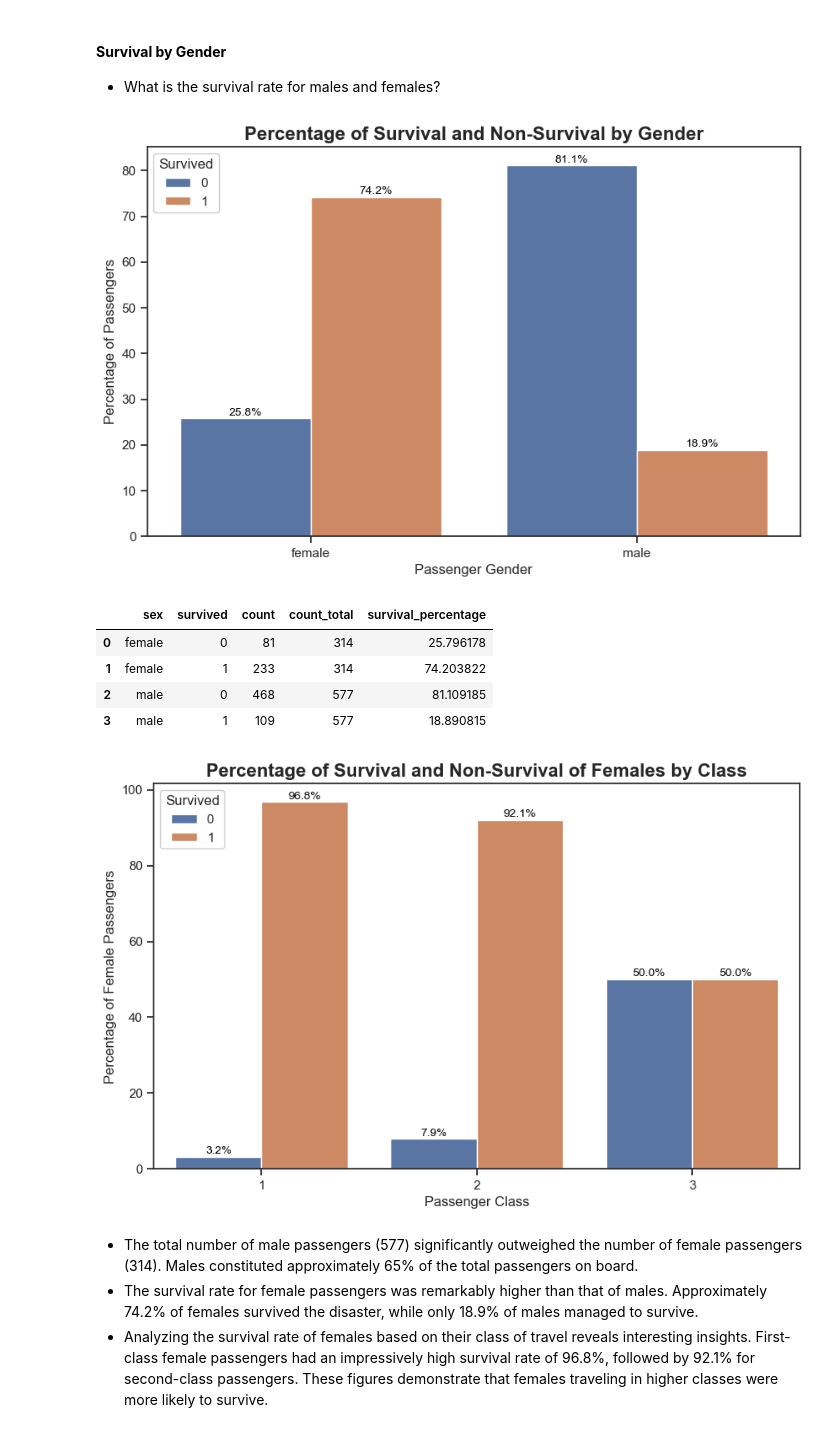
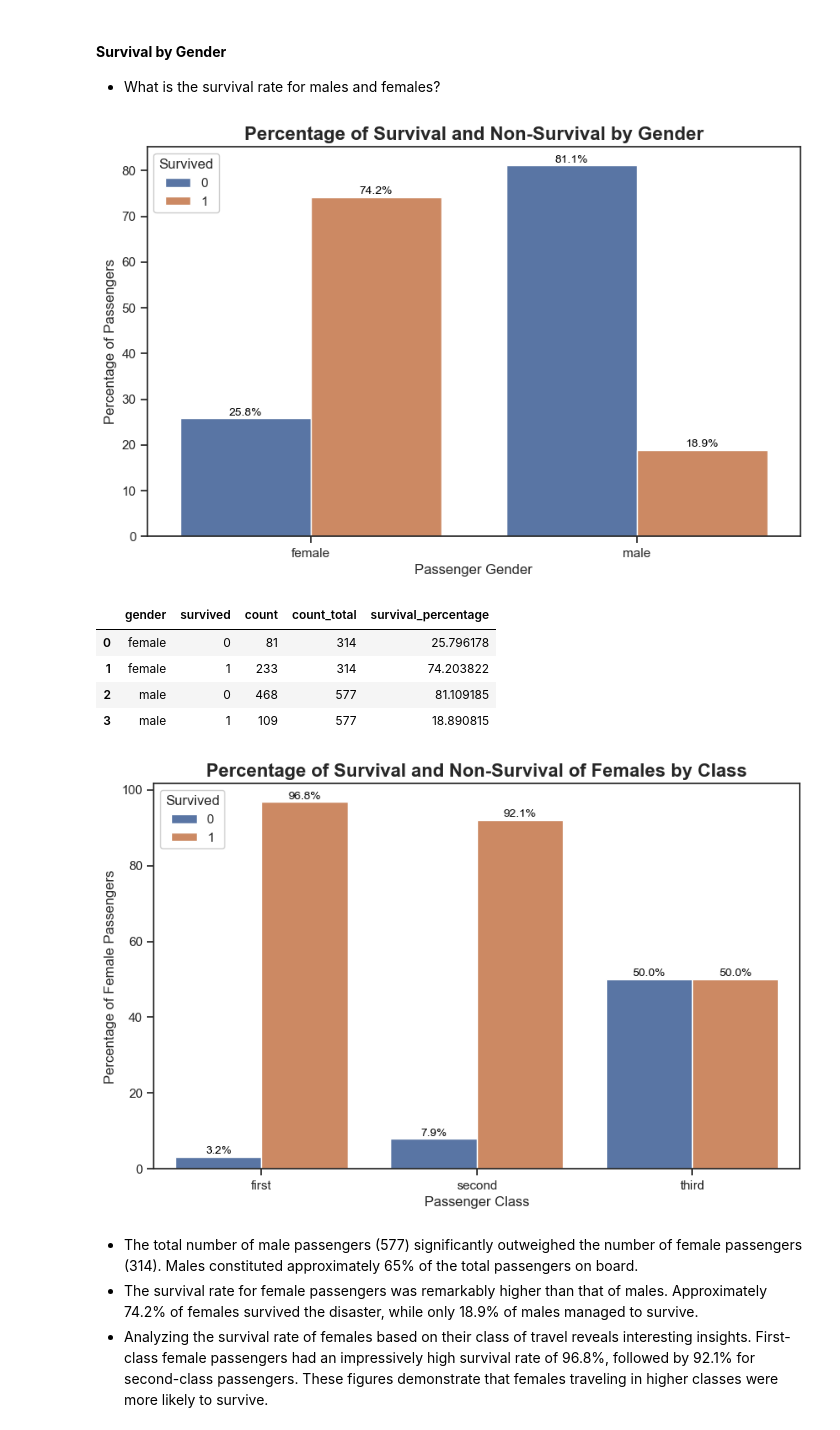
Before and after one commit to ErikaMelt/data-ship-api, a Jupyter notebook: notebooks/eda.ipynb, the cells around one changed output. Drawn from its saved outputs; the diff is of its cells as text; code cells hidden in the pictures.

```diff
--- a/notebooks/eda.ipynb
+++ b/notebooks/eda.ipynb
@@ -34,8 +34,8 @@ sns.set_palette('muted')
 <h1><b><span style="color: #8b4513; font-size: 28px">Exploratory Data Analysis Questions</span></b></h1>
 # %%
 # Load the train and test datasets
-train_path = '/Users/eo/src/data-ship-api/data/train.csv'
-test_path = '/Users/eo/src/data-ship-api/data/test.csv'
+train_path = '../data/train.csv'
+test_path = '../data/test.csv'
 
 train_df = pd.read_csv(train_path)
 test_df = pd.read_csv(test_path)
@@ -72,4 +67,0 @@ In order to understand better the columns names and that the names are more self
-# %%
-train_df = train_df.rename(columns={'embarked': 'embarked_port'})
-port_mapping = {'s': 'southampton', 'q': 'queenstown', 'c': 'cherbourg'}
-train_df['embarked_port'] = train_df['embarked_port'].map(port_mapping)
@@ -76,3 +72,20 @@ train_df['embarked_port'] = train_df['embarked_port'].map(port_mapping)
+# %%
+train_df.rename(columns={
+    'pclass': 'passenger_class',
+    'sex': 'gender',
+    'sibsp': 'sibling_spouse_count',
+    'parch': 'parent_child_count',
+    'embarked': 'embarked_from',
+    'fare': 'ticket_fare'
+}, inplace=True)
+
+# Replace values with port names
+port_mapping = {'s': 'southampton', 'c': 'cherbourg', 'q': 'queenstown'}
+train_df['embarked_from'] = train_df['embarked_from'].map(port_mapping)
+
+# Map class names to avoid specific order
+class_mapping = {1: 'first', 2: 'second', 3: 'third'}
+train_df['passenger_class'] = train_df['passenger_class'].map(class_mapping)
 # %%
 train_df.info()
 # %% [output]
@@ -271,35 +279,35 @@ Overall, the data suggests a clear correlation between passenger class and survi
 #### **Survival by Gender**
    - What is the survival rate for males and females?
 # %%
-gr_data = DataAnalyzer.calculate_survival_percentage(train_df, 'sex')
-DataAnalyzer.plot_survival_by_feature(gr_data, 'sex', 'Passenger Gender','Percentage of Passengers', 'Percentage of Survival and Non-Survival by Gender' )
+gr_data = DataAnalyzer.calculate_survival_percentage(train_df, 'gender')
+DataAnalyzer.plot_survival_by_feature(gr_data, 'gender', 'Passenger Gender','Percentage of Passengers', 'Percentage of Survival and Non-Survival by Gender' )
 gr_data
 # %% [output]
 [figure]
-|  | sex | survived | count | count_total | survival_percentage |
+|  | gender | survived | count | count_total | survival_percentage |
 | 0 | female | 0 | 81 | 314 | 25.796178 |
 | 1 | female | 1 | 233 | 314 | 74.203822 |
 | 2 | male | 0 | 468 | 577 | 81.109185 |
 | 3 | male | 1 | 109 | 577 | 18.890815 |
 # %%
-grouped = train_df.groupby(['sex', 'pclass', 'survived']).size().reset_index(name='count')
-total_passengers = grouped.groupby('sex')['count'].sum().reset_index()
-grouped = grouped.merge(total_passengers, on='sex', suffixes=('', '_total'))
+grouped = train_df.groupby(['gender', 'passenger_class', 'survived']).size().reset_index(name='count')
+total_passengers = grouped.groupby('gender')['count'].sum().reset_index()
+grouped = grouped.merge(total_passengers, on='gender', suffixes=('', '_total'))
 grouped['survival_percentage'] = grouped['count'] / grouped['count_total'] * 100
 
 # Filter the DataFrame for females
-female_data = grouped[grouped['sex'] == 'female'].copy()
+female_data = grouped[grouped['gender'] == 'female'].copy()
 
 # Calculate the total number of females by class
-total_females_by_class = female_data.groupby('pclass')['count'].sum().reset_index()
-total_females_by_class.columns = ['pclass', 'total_females']
+total_females_by_class = female_data.groupby('passenger_class')['count'].sum().reset_index()
+total_females_by_class.columns = ['passenger_class', 'total_females']
 
 # Calculate the survival percentage by class for females
-female_data['survival_percentage'] = female_data['count'] / total_females_by_class.merge(female_data, on='pclass')['total_females'] * 100
+female_data['survival_percentage'] = female_data['count'] / total_females_by_class.merge(female_data, on='passenger_class')['total_females'] * 100
 # %%
-DataAnalyzer.plot_survival_by_feature(female_data, 'pclass', 'Passenger Class','Percentage of Female Passengers', 'Percentage of Survival and Non-Survival of Females by Class' )
+DataAnalyzer.plot_survival_by_feature(female_data, 'passenger_class', 'Passenger Class','Percentage of Female Passengers', 'Percentage of Survival and Non-Survival of Females by Class' )
 # %% [output]
-[figure, old version]
+[figure, new version]
 # %% [markdown]
 - The total number of male passengers (577) significantly outweighed the number of female passengers (314). Males constituted approximately 65% of the total passengers on board.
 - The survival rate for female passengers was remarkably higher than that of males. Approximately 74.2% of females survived the disaster, while only 18.9% of males managed to survive.
```
Also changed, not shown: parts of 34 cells of this notebook.
